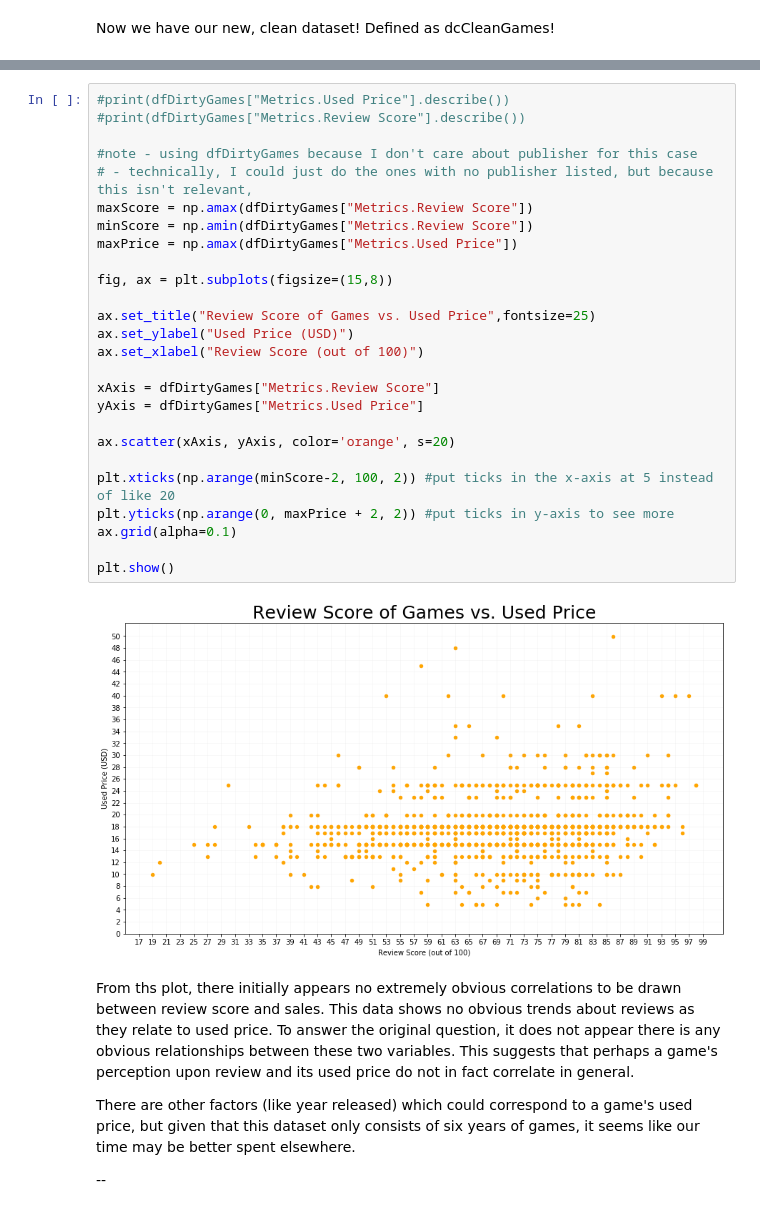
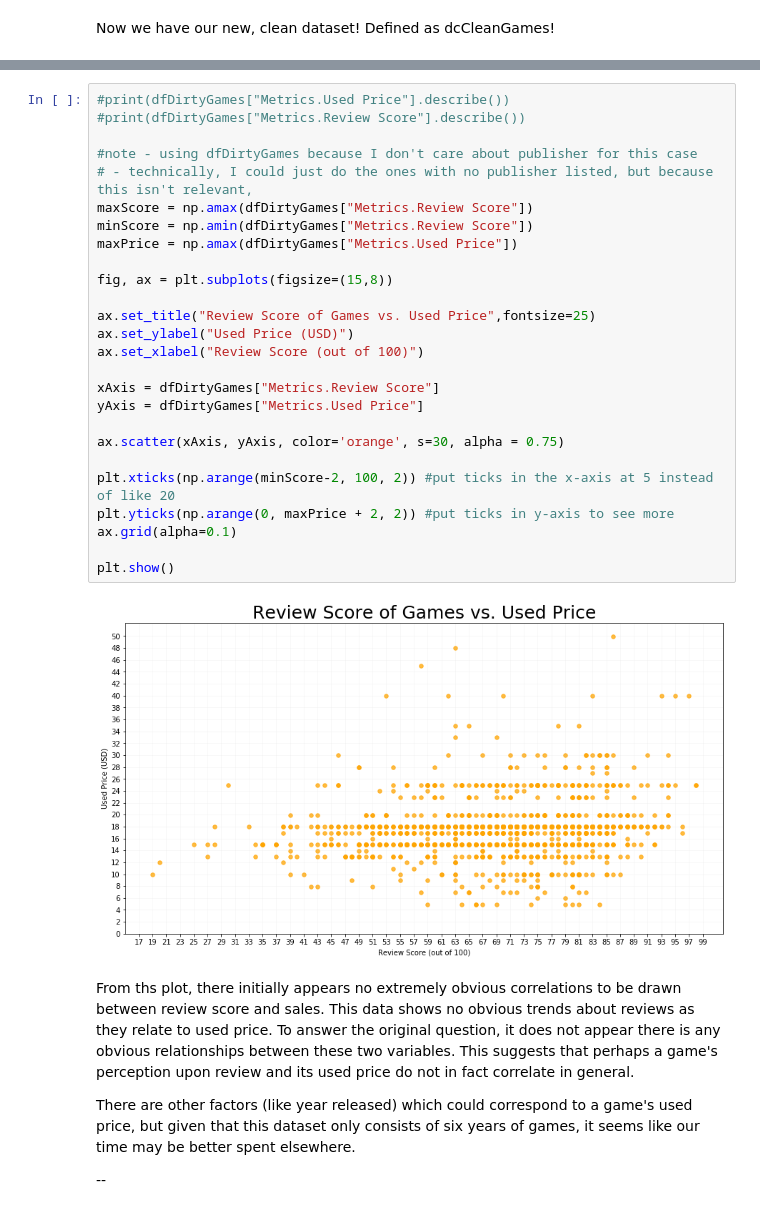
Before and after one commit to RadArcadeKid/probability-final, a Jupyter notebook: FinalProject_Pantleo_Henson_checkpoint2.ipynb, the cells around one changed output, grey strips where cells are left out. Cells and saved outputs as stored; diff of their text form.

```diff
--- a/FinalProject_Pantleo_Henson_checkpoint2.ipynb
+++ b/FinalProject_Pantleo_Henson_checkpoint2.ipynb
@@ -132,31 +128,31 @@ In order to properly answer this question, I'll graph the used price as y-axis,
 # %%
 #print(dfDirtyGames["Metrics.Used Price"].describe())
 #print(dfDirtyGames["Metrics.Review Score"].describe())
 
 #note - using dfDirtyGames because I don't care about publisher for this case
 # - technically, I could just do the ones with no publisher listed, but because this isn't relevant,
 maxScore = np.amax(dfDirtyGames["Metrics.Review Score"])
 minScore = np.amin(dfDirtyGames["Metrics.Review Score"])
 maxPrice = np.amax(dfDirtyGames["Metrics.Used Price"])
 
 fig, ax = plt.subplots(figsize=(15,8))
 
 ax.set_title("Review Score of Games vs. Used Price",fontsize=25)
 ax.set_ylabel("Used Price (USD)")
 ax.set_xlabel("Review Score (out of 100)")
 
 xAxis = dfDirtyGames["Metrics.Review Score"]
 yAxis = dfDirtyGames["Metrics.Used Price"]
 
-ax.scatter(xAxis, yAxis, color='orange', s=20)
+ax.scatter(xAxis, yAxis, color='orange', s=30, alpha = 0.75)
 
 plt.xticks(np.arange(minScore-2, 100, 2)) #put ticks in the x-axis at 5 instead of like 20
 plt.yticks(np.arange(0, maxPrice + 2, 2)) #put ticks in y-axis to see more
 ax.grid(alpha=0.1)
 
 plt.show()
 # %% [output]
-[figure, old version]
+[figure, new version]
 # %% [markdown]
 From ths plot, there initially appears no extremely obvious correlations to be drawn between review score and sales. This data shows no obvious trends about reviews as they relate to used price. To answer the original question, it does not appear there is any obvious relationships between these two variables. This suggests that perhaps a game's perception upon review and its used price do not in fact correlate in general.
 
```
Also changed, not shown: parts of 20 cells of this notebook.
